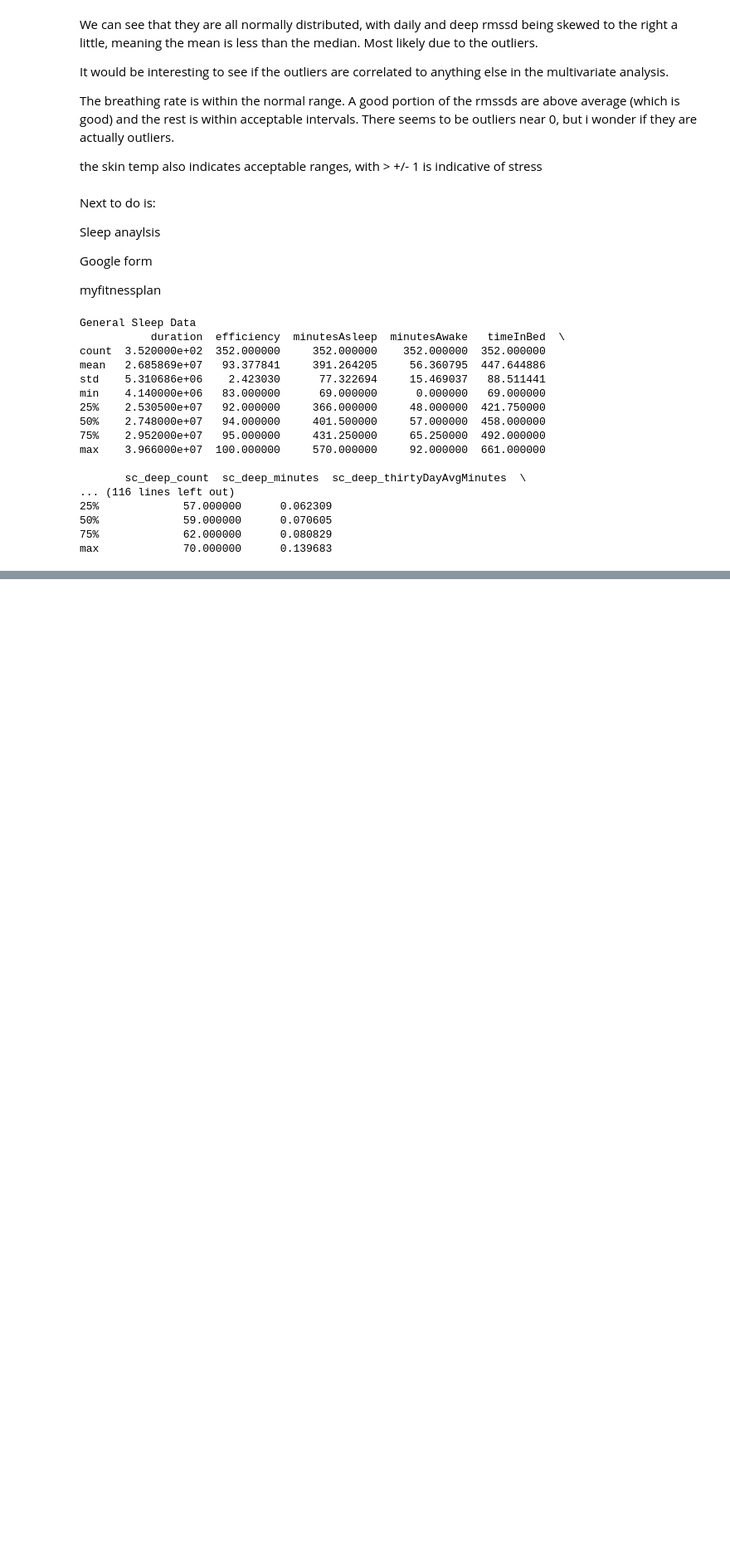
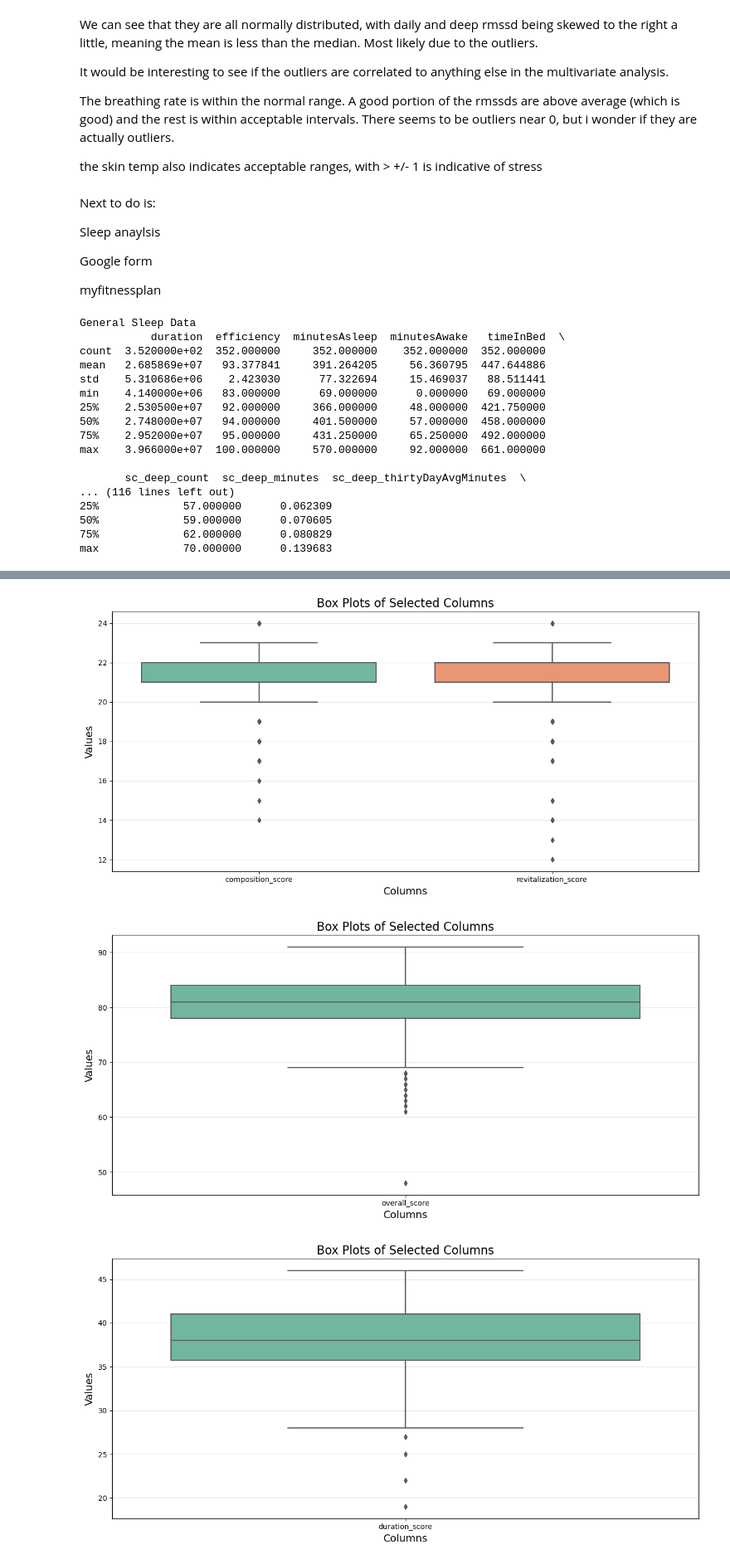
Before and after one commit to Saatvik1/Fishbit, a Jupyter notebook: notebooks/6.0-ss-EDA.ipynb, the cells around one changed output, grey strips where cells are left out. Shown at 83% size. Cells and saved outputs as stored; diff of their text form; code cells hidden in the pictures; blank space fills up the shorter version.

```diff
--- a/notebooks/6.0-ss-EDA.ipynb
+++ b/notebooks/6.0-ss-EDA.ipynb
@@ -351,0 +499,8 @@ max             70.000000      0.139683
+# %%
+plot_boxplots(sleep_gen_df, ['composition_score', 'revitalization_score'])
+plot_boxplots(sleep_gen_df, ['overall_score'])
+plot_boxplots(sleep_gen_df, ['duration_score'])
+# %% [output]
+[figure, added]
+[figure, added]
+[figure, added]
```
Also changed, not shown: parts of 6 cells of this notebook.
